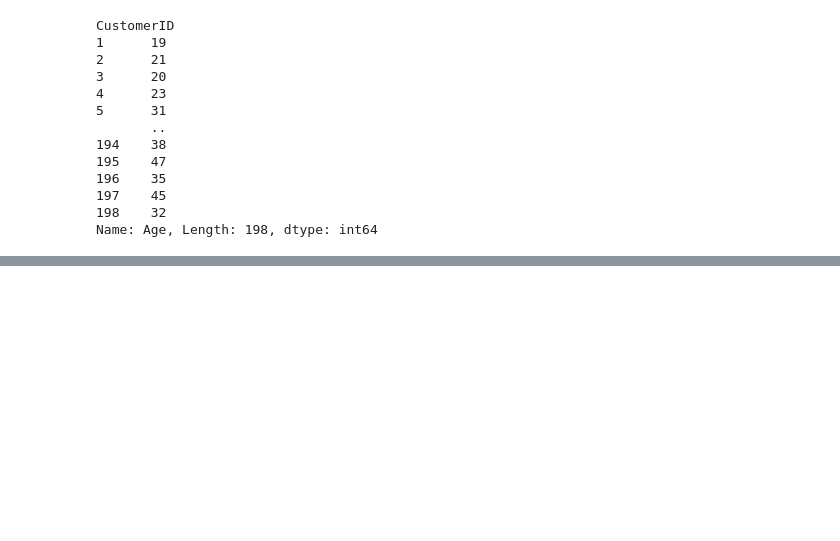
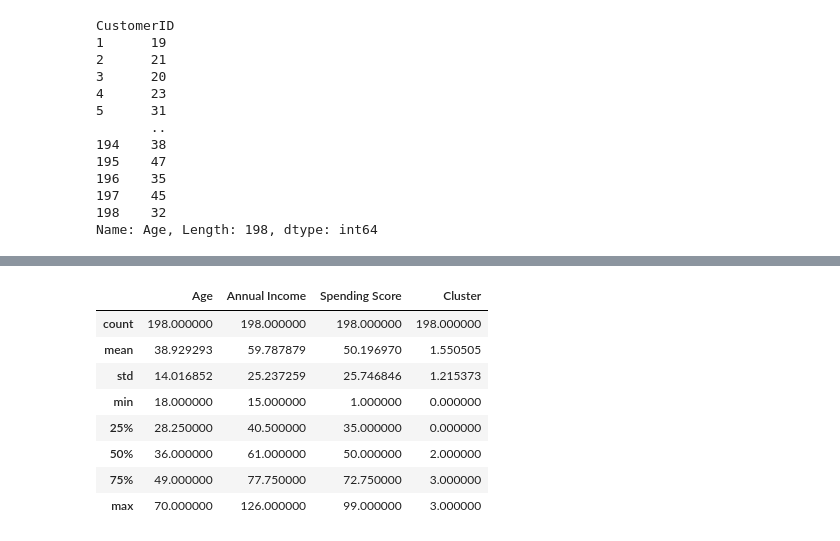
Before and after one commit to nipun1992/Mall-Customers, a Jupyter notebook: Mall_customers.ipynb, the cells around one changed output, grey strips where cells are left out. Cells and saved outputs as stored; diff of their text form; code cells hidden in the pictures; blank space fills up the shorter version.

```diff
--- a/Mall_customers.ipynb
+++ b/Mall_customers.ipynb
@@ -476,0 +477,12 @@ scaled_df.head(10)
+# %%
+scaled_df.describe()
+# %% [output]
+|  | Age | Annual Income | Spending Score | Cluster |
+| count | 198.000000 | 198.000000 | 198.000000 | 198.000000 |
+| mean | 38.929293 | 59.787879 | 50.196970 | 1.550505 |
+| std | 14.016852 | 25.237259 | 25.746846 | 1.215373 |
+| min | 18.000000 | 15.000000 | 1.000000 | 0.000000 |
+| 25% | 28.250000 | 40.500000 | 35.000000 | 0.000000 |
+| 50% | 36.000000 | 61.000000 | 50.000000 | 2.000000 |
+| 75% | 49.000000 | 77.750000 | 72.750000 | 3.000000 |
+| max | 70.000000 | 126.000000 | 99.000000 | 3.000000 |
```
Also changed, not shown: parts of 5 cells of this notebook.
